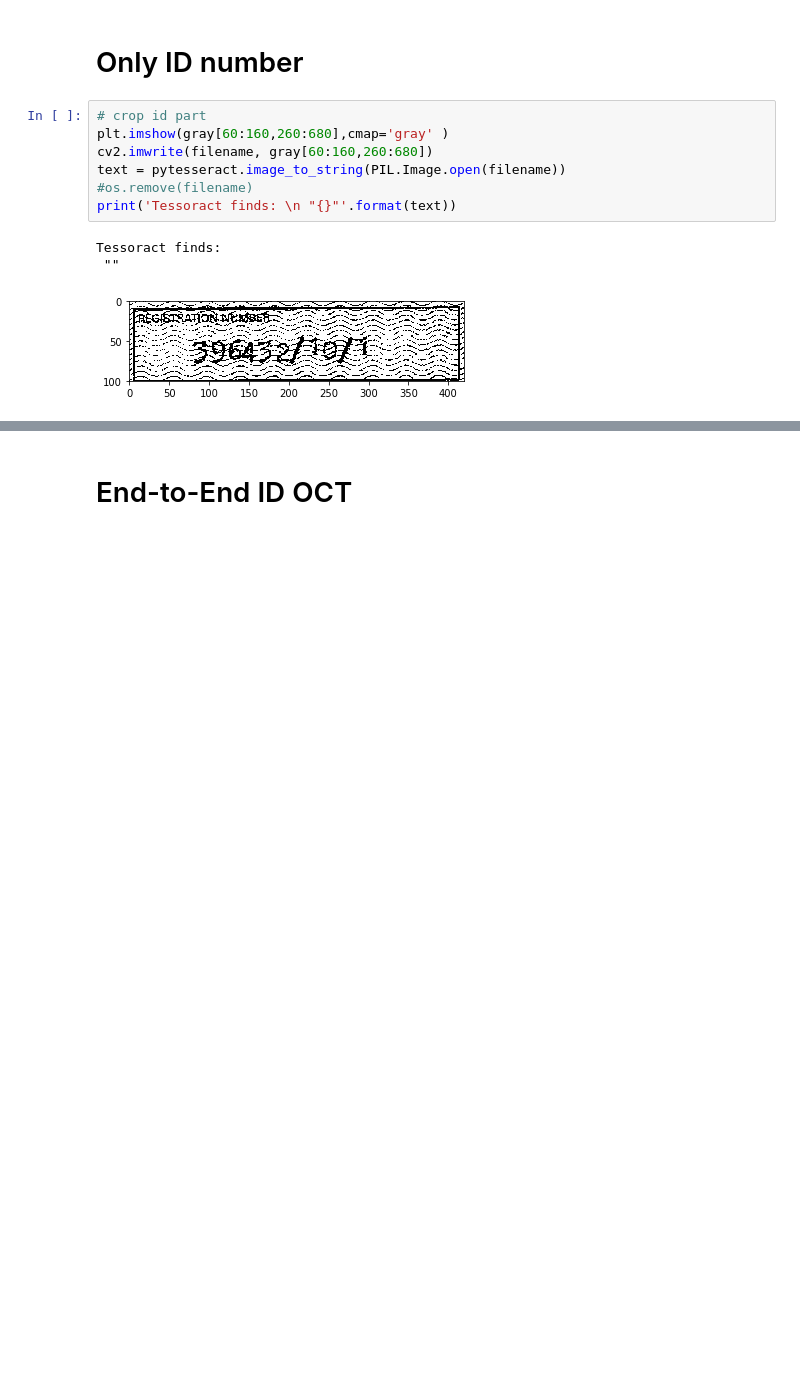
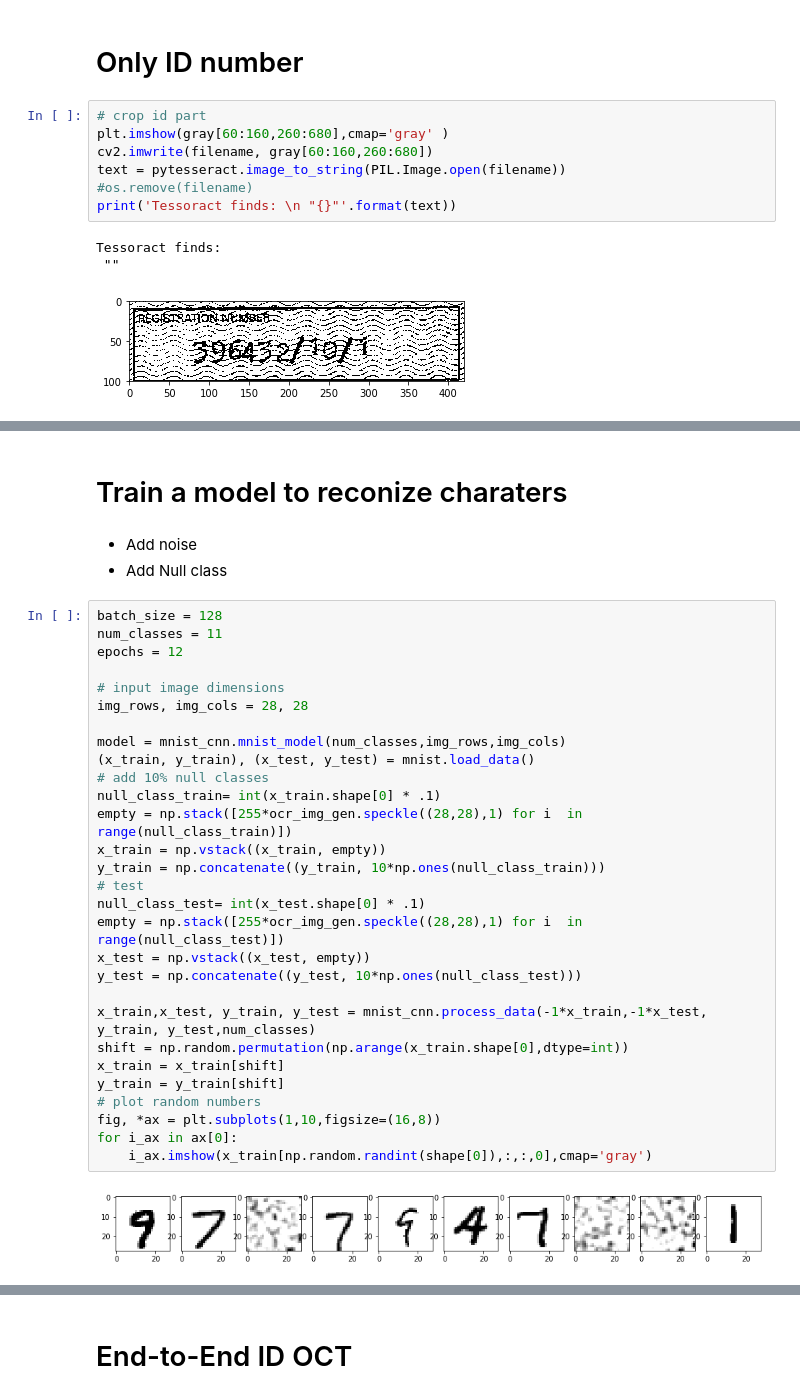
Before and after one commit to drdangersimon/OCR_prez, a Jupyter notebook: presentations/IndabaX_Prez.ipynb, the cells around one changed output, grey strips where cells are left out. Saved outputs shown, nothing was run; the diff lists cells and outputs as text; blank space fills up the shorter version.

```diff
--- a/presentations/IndabaX_Prez.ipynb
+++ b/presentations/IndabaX_Prez.ipynb
@@ -122,0 +157,36 @@ Tessoract finds:
+# %% [markdown]
+# Train a model to reconize charaters
+# %% [markdown]
+* Add noise
+* Add Null class
+# %%
+batch_size = 128
+num_classes = 11
+epochs = 12
+
+# input image dimensions
+img_rows, img_cols = 28, 28
+
+model = mnist_cnn.mnist_model(num_classes,img_rows,img_cols)
+(x_train, y_train), (x_test, y_test) = mnist.load_data()
+# add 10% null classes
+null_class_train= int(x_train.shape[0] * .1)
+empty = np.stack([255*ocr_img_gen.speckle((28,28),1) for i  in range(null_class_train)])
+x_train = np.vstack((x_train, empty))
+y_train = np.concatenate((y_train, 10*np.ones(null_class_train)))
+# test
+null_class_test= int(x_test.shape[0] * .1)
+empty = np.stack([255*ocr_img_gen.speckle((28,28),1) for i  in range(null_class_test)])
+x_test = np.vstack((x_test, empty))
+y_test = np.concatenate((y_test, 10*np.ones(null_class_test)))
+
+x_train,x_test, y_train, y_test = mnist_cnn.process_data(-1*x_train,-1*x_test, y_train, y_test,num_classes)
+shift = np.random.permutation(np.arange(x_train.shape[0],dtype=int))
+x_train = x_train[shift]
+y_train = y_train[shift]
+# plot random numbers
+fig, *ax = plt.subplots(1,10,figsize=(16,8))
+for i_ax in ax[0]:
+    i_ax.imshow(x_train[np.random.randint(shape[0]),:,:,0],cmap='gray')
+# %% [output]
+[figure, added]
```
Also changed, not shown: parts of 37 cells of this notebook.
